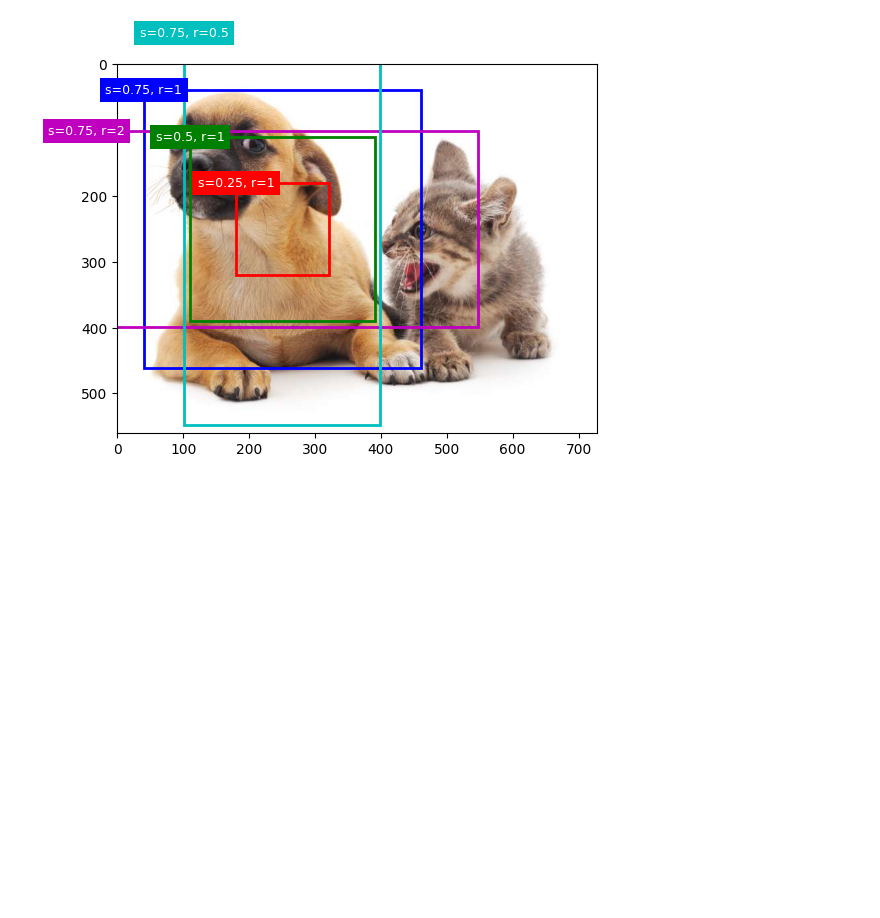
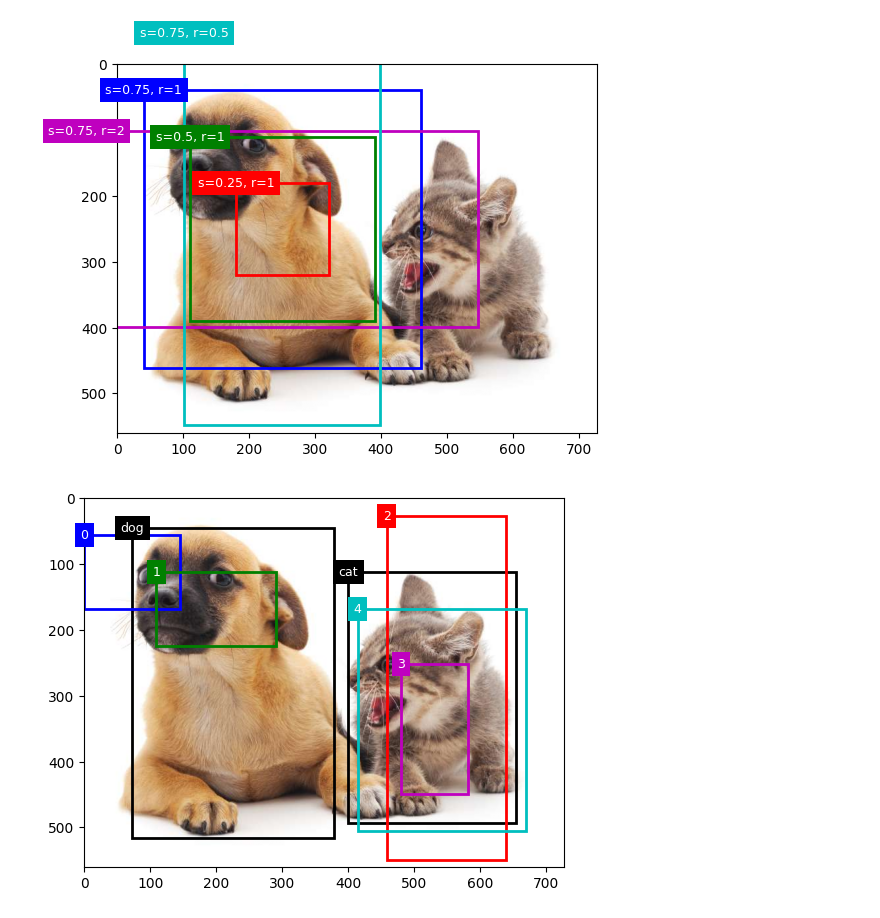
Before and after one commit to ghkddlsgn/handson-mlp, a Jupyter notebook: study/d_01object_detect/practice_bounding_box.ipynb, the cells around one changed output. Saved outputs shown, nothing was run; the diff lists cells and outputs as text; code cells hidden in the pictures; blank space fills up the shorter version.

Commit message:
studying ssd

```diff
--- a/study/d_01object_detect/practice_bounding_box.ipynb
+++ b/study/d_01object_detect/practice_bounding_box.ipynb
@@ -104,7 +9,11 @@ def box_iou(boxes1:Tensor, boxes2:Tensor):
 from torchvision.io import read_image
 from torchvision.transforms.functional import convert_image_dtype
 
-path = "catdog.jpg"
+from pathlib import Path
+
+path = Path("study/d_01object_detect/catdog.jpg")
+if not path.exists():
+    path = Path("catdog.jpg")
 
 img = read_image(path)                 # uint8 tensor: [C, H, W]
 img = convert_image_dtype(img, float)  # float32, values in [0, 1]
@@ -143,3 +52,19 @@ show_bboxes(ax, boxes[250, 250, :, :] * scale,
 plt.show()
 # %% [output]
 [figure]
+# %%
+ground_truth = torch.tensor([[0, 0.1, 0.08, 0.52, 0.92],
+                         [1, 0.55, 0.2, 0.9, 0.88]])
+anchors = torch.tensor([[0, 0.1, 0.2, 0.3], [0.15, 0.2, 0.4, 0.4],
+                    [0.63, 0.05, 0.88, 0.98], [0.66, 0.45, 0.8, 0.8],
+                    [0.57, 0.3, 0.92, 0.9]])
+
+fig, ax = plt.subplots()
+ax.imshow(img.permute(1, 2, 0))
+
+show_bboxes(ax, ground_truth[:, 1:] * scale, ['dog', 'cat'], colors=['k'])
+show_bboxes(ax, anchors * scale, ['0', '1', '2', '3', '4'])
+
+plt.show()
+# %% [output]
+[figure, added]
```
Also changed, not shown: parts of 2 cells of this notebook, 4 other files.
